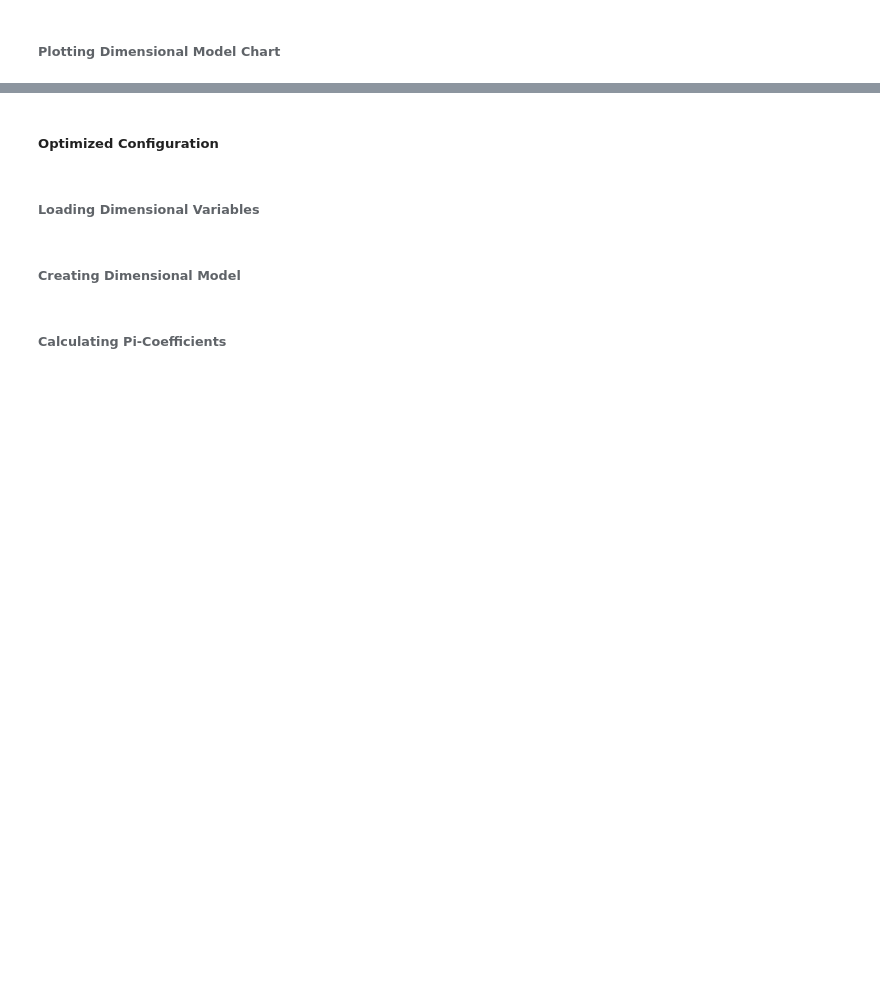
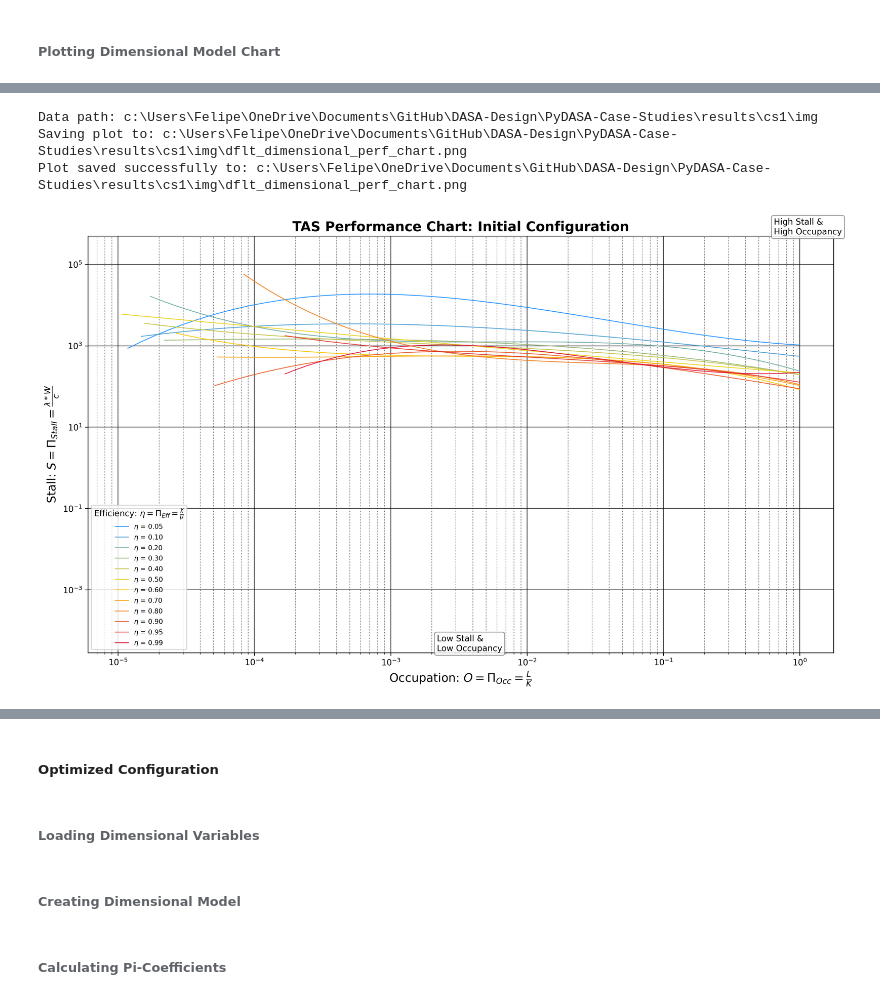
Before and after one commit to DASA-Design/PyDASA-CS1-TAS, a Jupyter notebook: CS-01C - TAS - Dimensional Modelling.ipynb, the cells around one changed output, grey strips where cells are left out. Cells and saved outputs as stored; diff of their text form; code cells hidden in the pictures; blank space fills up the shorter version.

```diff
--- a/CS-01C - TAS - Dimensional Modelling.ipynb
+++ b/CS-01C - TAS - Dimensional Modelling.ipynb
@@ -596,11 +772,12 @@ for dm in dflt_dim_model_groups:
     # creating sensitivity group
     dflt_mc_groups[dm] = MonteCarloHandler(
         _idx=dm,
-        _fwk="SOFTWARE",
+        _fwk="CUSTOM",
         _sym=f"$MC_{{TAS_{dm}}}$",
         name=f"Monte Carlo Simulation for TAS DM {dm}",
         description=f"Monte Carlo Simulation TAS Dimensional Model ID {dm}.",
-        _variables=dflt_dim_model_groups[dm]._relevant_lt,
+        _variables=dflt_dim_model_groups[dm]._variables,
+        # _variables=dflt_dim_model_groups[dm]._relevant_lt,
         _coefficients=dflt_dim_model_groups[dm].coefficients,
     )
     n = len(dflt_mc_groups[dm].coefficients)
@@ -699,7 +879,7 @@ for mcg in dflt_mc_groups:
             # exporting results
             results = simulations.extract_results()
             # print(f"\t\t\tResults keys: {list(results.keys())}")
-            for key in results:
+            for key in list(results.keys()):
                 new_key = key.replace(pi, pi_rename)
                 # dictionary[new_key] = dictionary.pop(old_key)
                 results[new_key] = results.pop(key)
@@ -935,0 +1307,14 @@ plot_df.info()
+# %%
+# clear plot data
+# clear x-axis: occ <= 1
+LIM_FLOW = 1.0
+LIM_BUFFER = 1.0
+print(f"cleaning invalid values in: {eff_coef}")
+plot_df = plot_df[plot_df[eff_coef] <= LIM_FLOW]
+print(f"Plot data with {eff_coef} < {LIM_FLOW}: {plot_df.shape}")
+
+# clear contour/z-axis: eta <= 1
+print(f"cleaning invalid values in: {occ_coef}")
+plot_df = plot_df[plot_df[occ_coef] <= LIM_BUFFER]
+print(f"Plot data with {occ_coef} < {LIM_BUFFER}: {plot_df.shape}")
+plot_df.info()
@@ -935,0 +1336,6 @@ plot_df.info()
+# %%
+# sorting by Occ, them by Stall, then by Eff
+print(f"Sorting plot data by: {plot_cols}")
+plot_df.sort_values(by=plot_cols, inplace=True)
+plot_df.reset_index(drop=True, inplace=True)
+plot_df.info()
@@ -936,16 +1354,21 @@ plot_df.info()
 # %%
 # plotting the queue network dimensionless chart
 # selecting images folder
 file_path = os.path.join(PATH, results_folder, cs_folder, img_folder)
 print(f"Data path: {file_path}")
 
 # plot dimensionless system chart
-title = "TAS Performance Coefficients: Initial Configuration."
+title = "TAS Performance Chart: Initial Configuration"
 plot_performance_coef_chart(plot_df,
                             contour_name,
                             contour_vals,
                             metrics,
                             labels,
                             title,
                             file_path,
                             "dflt_dimensional_perf_chart.png")
+# %% [output]
+Data path: c:\Users\Felipe\OneDrive\Documents\GitHub\DASA-Design\PyDASA-Case-Studies\results\cs1\img
+Saving plot to: c:\Users\Felipe\OneDrive\Documents\GitHub\DASA-Design\PyDASA-Case-Studies\results\cs1\img\dflt_dimensional_perf_chart.png
+Plot saved successfully to: c:\Users\Felipe\OneDrive\Documents\GitHub\DASA-Design\PyDASA-Case-Studies\results\cs1\img\dflt_dimensional_perf_chart.png
+[figure, added]
```
Also changed, not shown: parts of 33 cells of this notebook, 8 other files.
